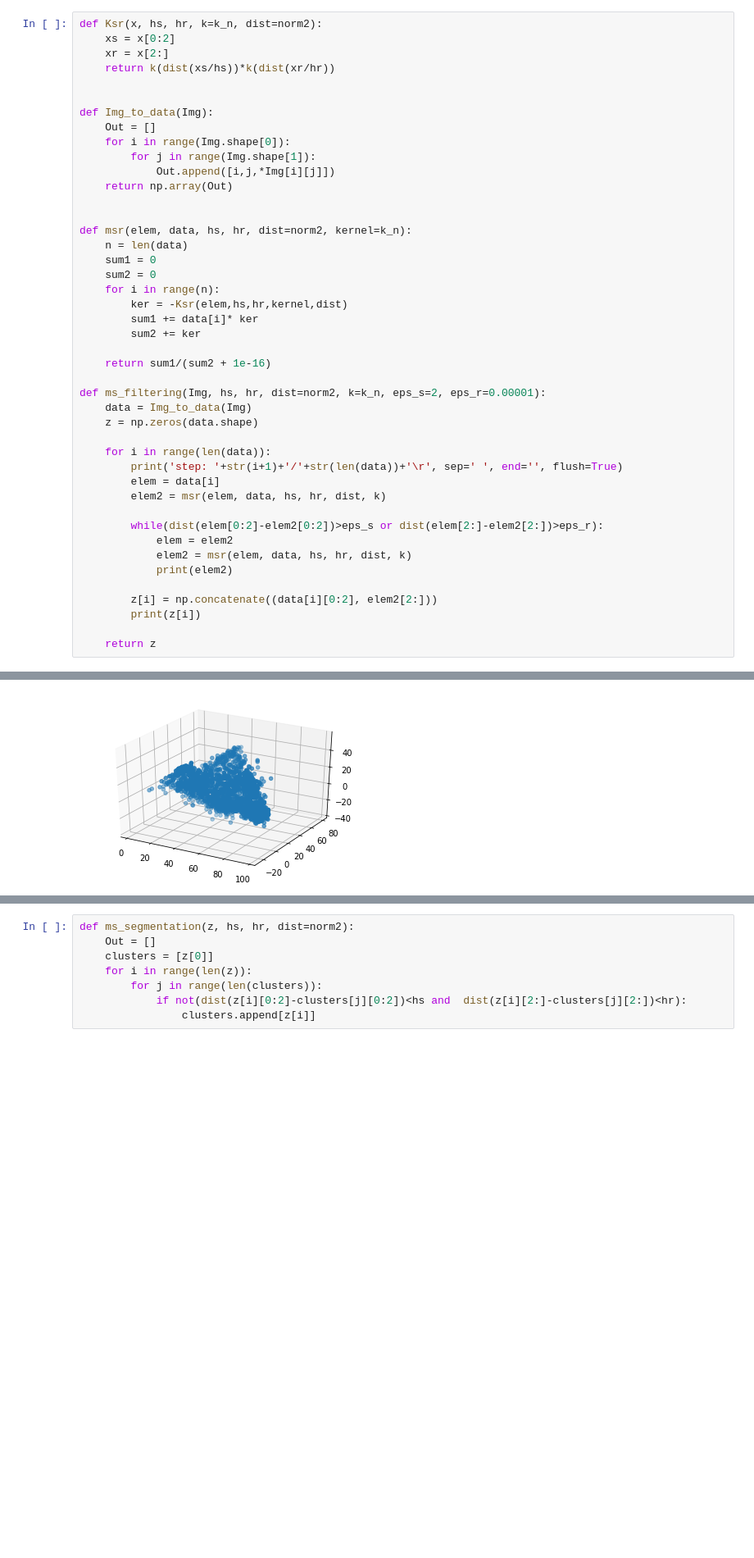
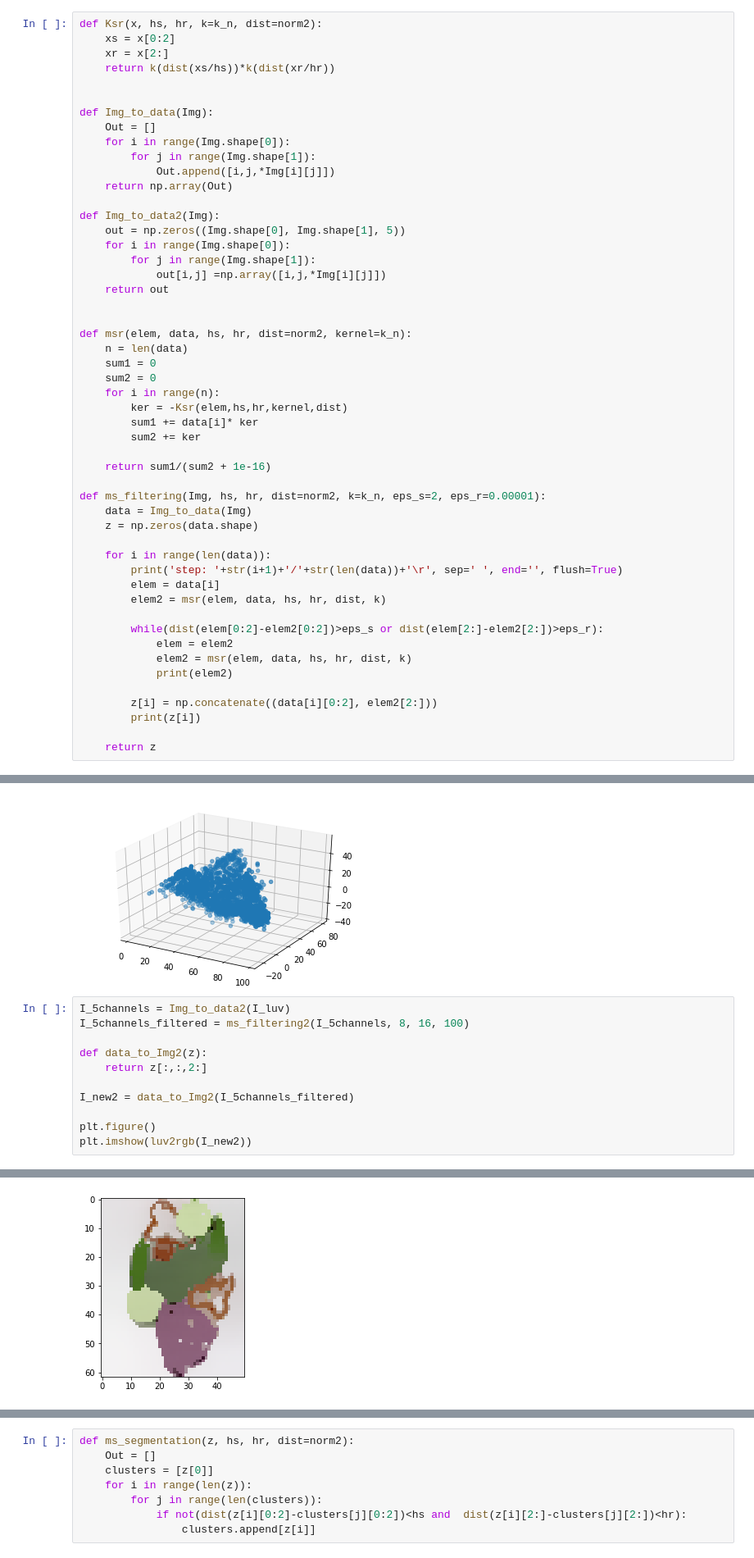
Before and after one commit to LouisLesueur/Illumination_project, a Jupyter notebook: mean_shift_TP.ipynb, the cells around one changed output, grey strips where cells are left out. Shown: that part at 82% size. Saved outputs shown, nothing was run; the diff lists cells and outputs as text; blank space fills up the shorter version.

```diff
--- a/mean_shift_TP.ipynb
+++ b/mean_shift_TP.ipynb
@@ -157,6 +157,13 @@ def Img_to_data(Img):
         for j in range(Img.shape[1]):
             Out.append([i,j,*Img[i][j]])
     return np.array(Out)
+
+def Img_to_data2(Img):
+    out = np.zeros((Img.shape[0], Img.shape[1], 5))
+    for i in range(Img.shape[0]):
+        for j in range(Img.shape[1]):
+            out[i,j] =np.array([i,j,*Img[i][j]])
+    return out
 
 
 def msr(elem, data, hs, hr, dist=norm2, kernel=k_n):
@@ -204,3 +278,15 @@ ax.scatter(*I_luv.T)
 # %% [output]
 <mpl_toolkits.mplot3d.art3d.Path3DCollection at 0x...>
 [figure]
+# %%
+I_5channels = Img_to_data2(I_luv)
+I_5channels_filtered = ms_filtering2(I_5channels, 8, 16, 100)
+
+def data_to_Img2(z):
+    return z[:,:,2:]
+
+I_new2 = data_to_Img2(I_5channels_filtered)
+
+plt.figure()
+plt.imshow(luv2rgb(I_new2))
+# %% [output]
@@ -207,2 +294,3 @@ ax.scatter(*I_luv.T)
+[figure, added]
 # %%
 z = ms_filtering(I_luv, 5, 20)
```
Also changed, not shown: parts of 8 cells of this notebook.
